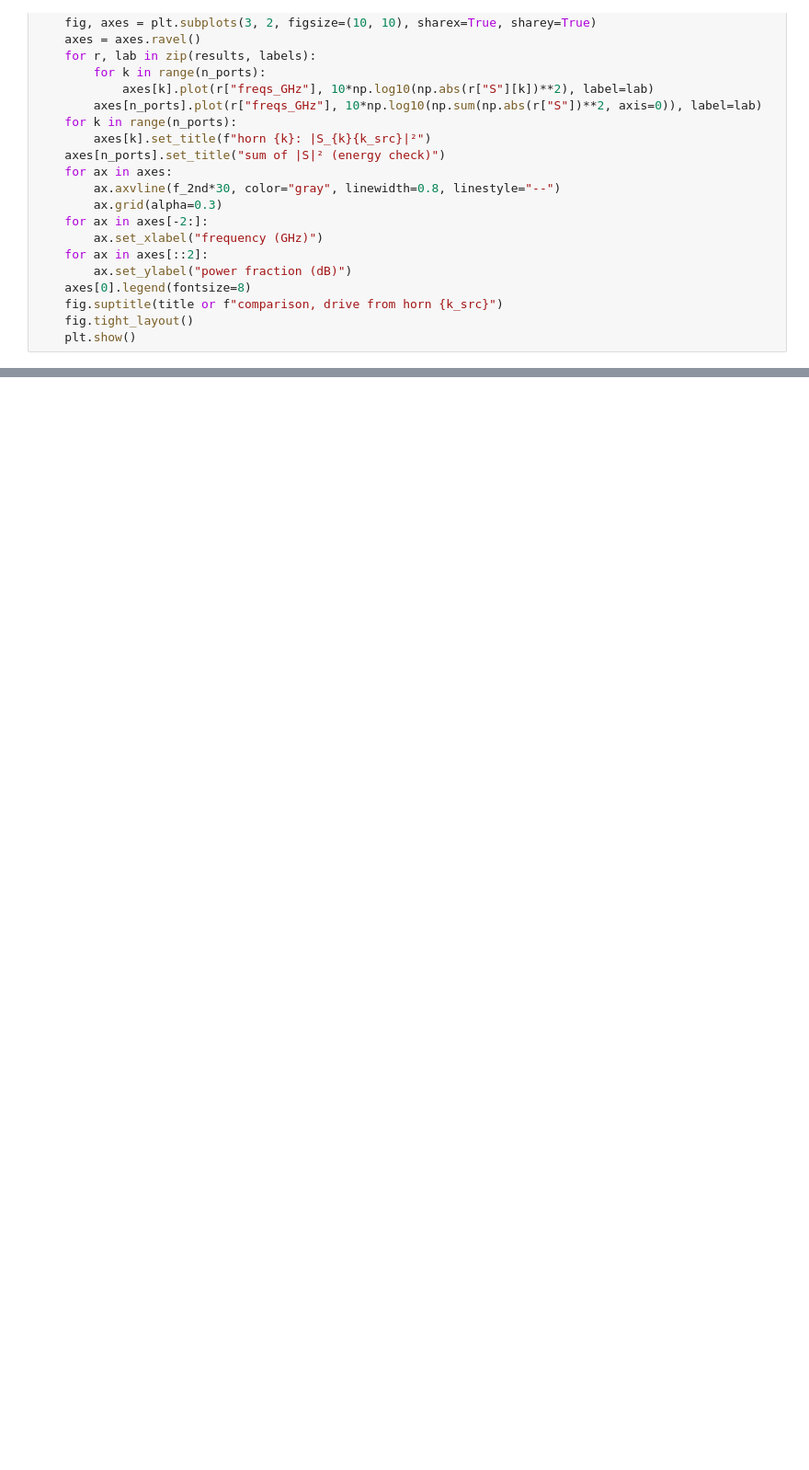
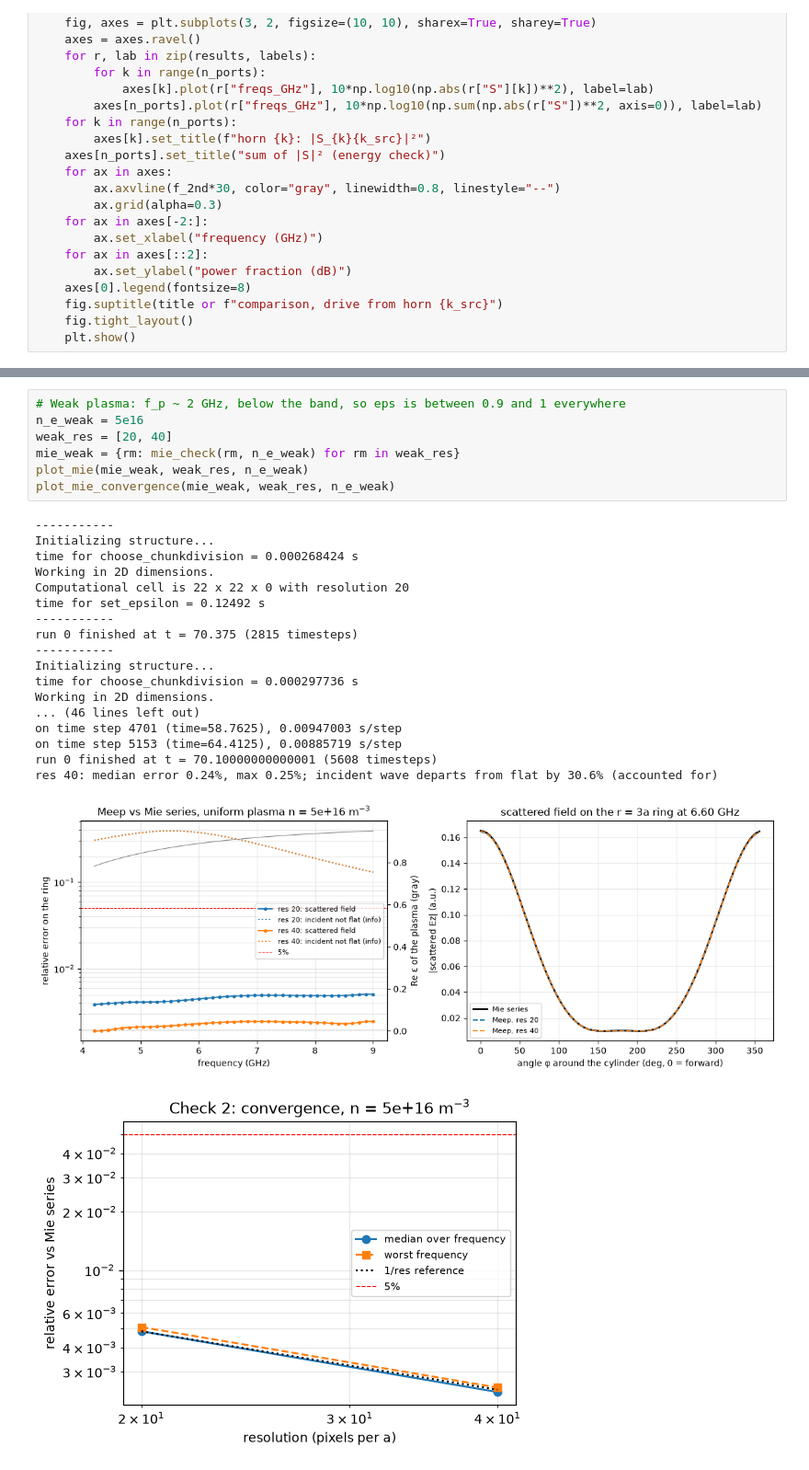
Before and after one commit to AdaelScatena/PlasMEEP, a Jupyter notebook: scripts/forward_test_1_4.ipynb, the cells around one changed output, grey strips where cells are left out. Shown at 92% size. Cells and saved outputs as stored; diff of their text form; blank space fills up the shorter version.

```diff
--- a/scripts/forward_test_1_4.ipynb
+++ b/scripts/forward_test_1_4.ipynb
@@ -506,0 +796,27 @@ test1_empty, drive horn 0, 4.20-7.44 GHz:
+# %%
+# Weak plasma: f_p ~ 2 GHz, below the band, so eps is between 0.9 and 1 everywhere
+n_e_weak = 5e16
+weak_res = [20, 40]
+mie_weak = {rm: mie_check(rm, n_e_weak) for rm in weak_res}
+plot_mie(mie_weak, weak_res, n_e_weak)
+plot_mie_convergence(mie_weak, weak_res, n_e_weak)
+# %% [output]
+-----------
+Initializing structure...
+time for choose_chunkdivision = 0.000268424 s
+Working in 2D dimensions.
+Computational cell is 22 x 22 x 0 with resolution 20
+time for set_epsilon = 0.12492 s
+-----------
+run 0 finished at t = 70.375 (2815 timesteps)
+-----------
+Initializing structure...
+time for choose_chunkdivision = 0.000297736 s
+Working in 2D dimensions.
+... (46 lines left out)
+on time step 4701 (time=58.7625), 0.00947003 s/step
+on time step 5153 (time=64.4125), 0.00885719 s/step
+run 0 finished at t = 70.10000000000001 (5608 timesteps)
+res 40: median error 0.24%, max 0.25%; incident wave departs from flat by 30.6% (accounted for)
+[figure, added]
+[figure, added]
```
Also changed, not shown: parts of 18 cells of this notebook, 10 other files.
